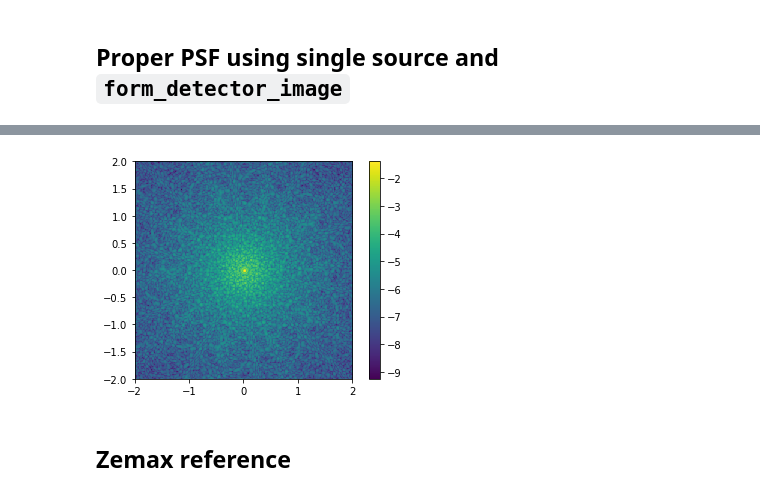
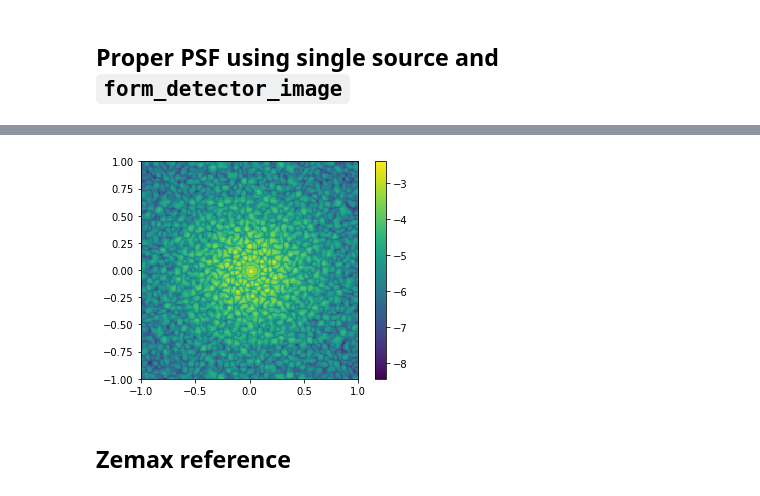
Before and after one commit to benjaminpope/toliman, a Jupyter notebook: image_modelling/notebooks/Validate spiral PSF.ipynb, the cells around one changed output, grey strips where cells are left out. Saved outputs shown, nothing was run; the diff lists cells and outputs as text; code cells hidden in the pictures.

```diff
--- a/image_modelling/notebooks/Validate spiral PSF.ipynb
+++ b/image_modelling/notebooks/Validate spiral PSF.ipynb
@@ -66,7 +66,7 @@ import numpy as np
 def view_psf(imarray, pitch_mm, viewport_mm):
     c = imarray.shape[0]/2. # Assume scaled image
     w = viewport_mm/pitch_mm
-    plt.imshow(np.log10(imarray[int(c-w):int(c+w),int(c-w):int(c+w)]),cmap='viridis', extent=[x*pitch_mm for x in [-w,w,-w,w]],vmin=-10, vmax=-5)
+    plt.imshow(np.log10(imarray[int(c-w):int(c+w),int(c-w):int(c+w)]),cmap='viridis', extent=[x*pitch_mm for x in [-w,w,-w,w]])#,vmin=-10, vmax=-5)
     plt.colorbar()
     plt.show()
 # %% [markdown]
@@ -76,8 +78,8 @@ image = form_detector_image(prescription, [source_a], gridsize, detector_pitch,
 # %%
 %matplotlib inline
-view_psf(image, detector_pitch/1e-3, 2.)
+view_psf(image, detector_pitch/1e-3, 1.)
 # %% [output]
-[figure, old version]
+[figure, new version]
 # %% [markdown]
 ## Zemax reference
 # %%
```
Also changed, not shown: parts of 15 cells of this notebook, 3 other files.
